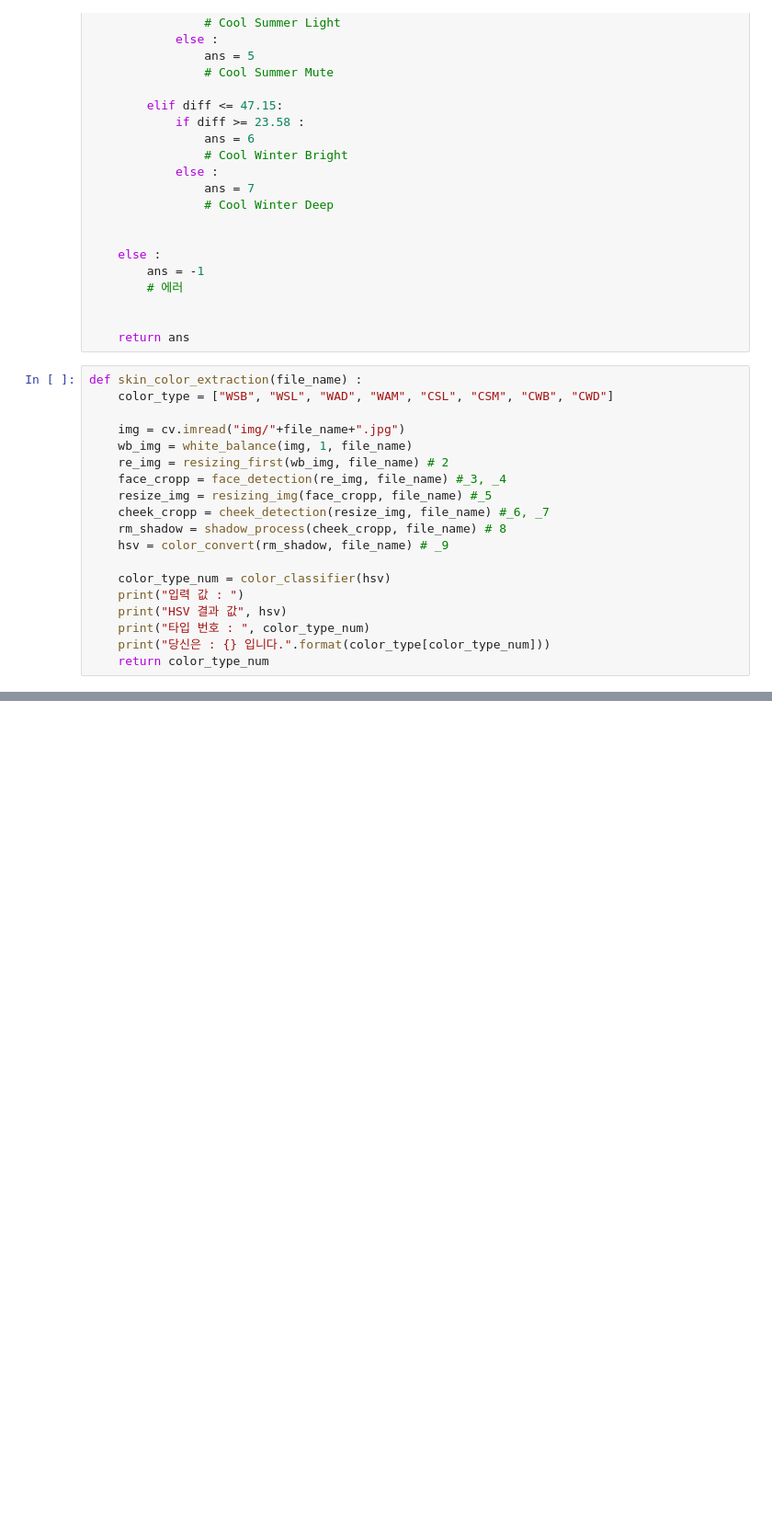
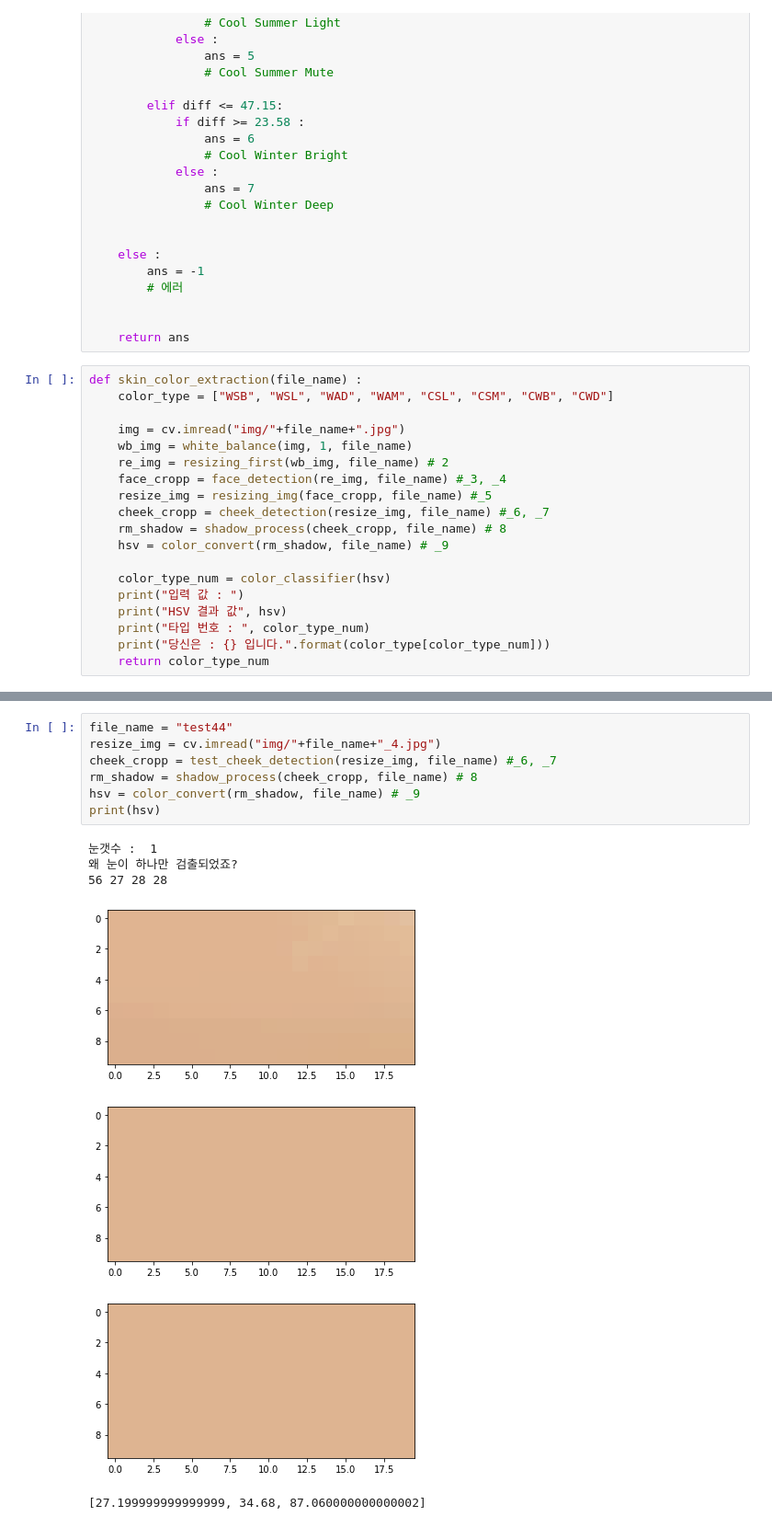
Before and after one commit to slmteruto/CAI, a Jupyter notebook: yhs/skin_color_extraction_total.ipynb, the cells around one changed output, grey strips where cells are left out. Shown at 92% size. Cells and saved outputs as stored; diff of their text form; blank space fills up the shorter version.

```diff
--- a/yhs/skin_color_extraction_total.ipynb
+++ b/yhs/skin_color_extraction_total.ipynb
@@ -435,0 +511,15 @@ HSV 결과 값 [19.66, 38.25, 71.760000000000005]
+# %%
+file_name = "test44"
+resize_img = cv.imread("img/"+file_name+"_4.jpg")
+cheek_cropp = test_cheek_detection(resize_img, file_name) #_6, _7
+rm_shadow = shadow_process(cheek_cropp, file_name) # 8
+hsv = color_convert(rm_shadow, file_name) # _9
+print(hsv)
+# %% [output]
+눈갯수 :  1
+왜 눈이 하나만 검출되었죠?
+56 27 28 28
+[figure, added]
+[figure, added]
+[figure, added]
+[27.199999999999999, 34.68, 87.060000000000002]
```
Also changed, not shown: parts of 11 cells of this notebook.
